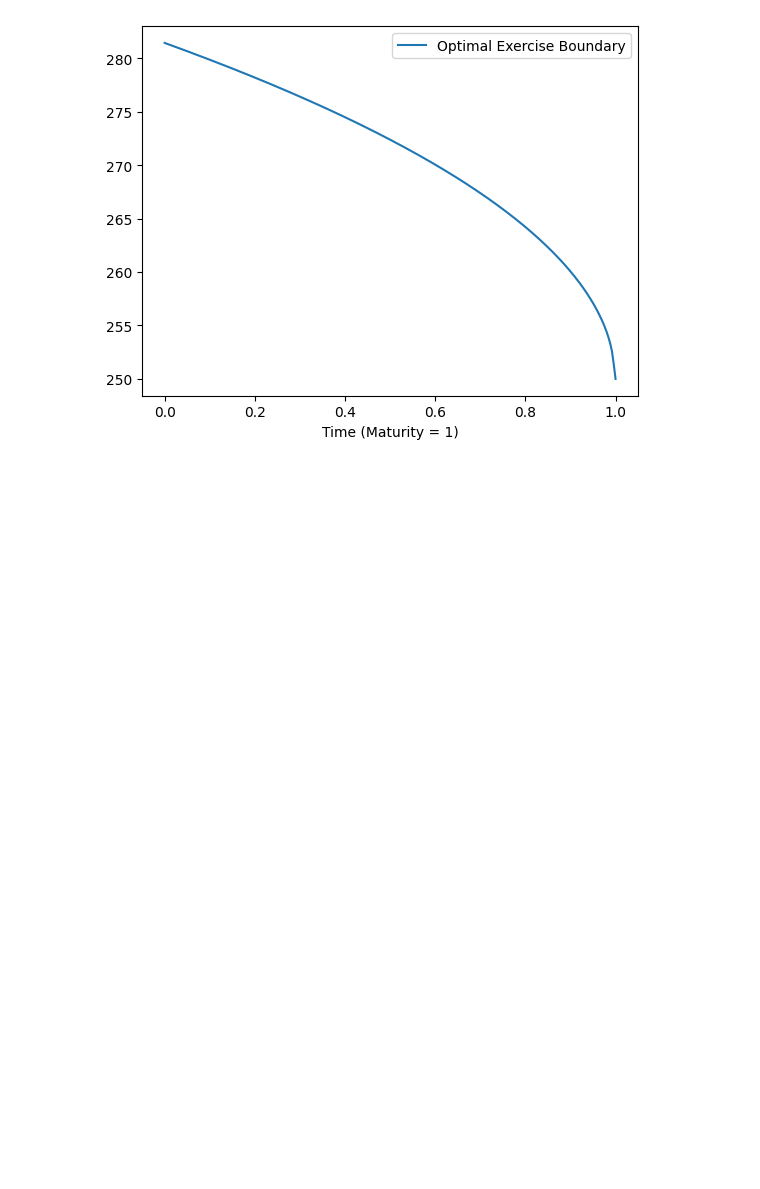
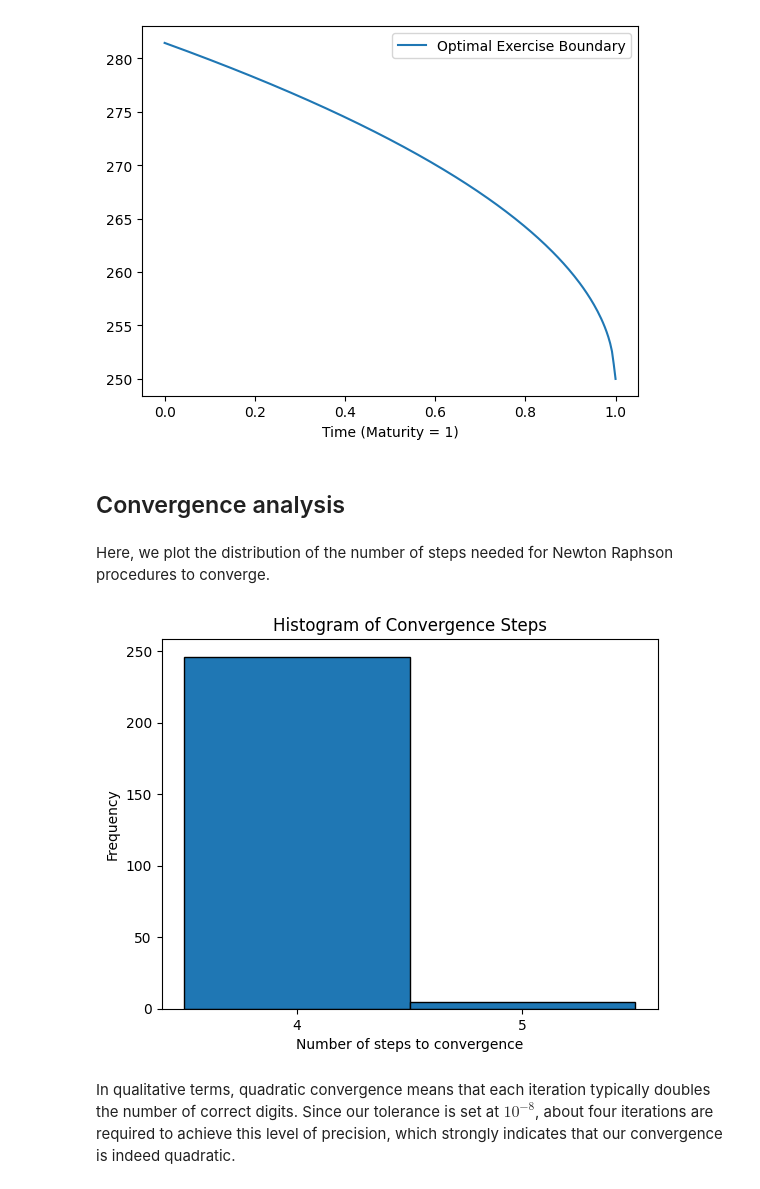
Before and after one commit to ttnhathuy313/option-pricing, a Jupyter notebook: revised.ipynb, the cells around one changed output. Saved outputs shown, nothing was run; the diff lists cells and outputs as text; code cells hidden in the pictures; blank space fills up the shorter version.

```diff
--- a/revised.ipynb
+++ b/revised.ipynb
@@ -81,7 +81,7 @@ def M1_derivative_x(x, y, z):
 ### The Newton Raphson procedure
 # %%
 # Newton-Raphson method
-def newton_raphson(f, f_prime, x0, tol=1e-7, max_iter=100):
+def newton_raphson(f, f_prime, x0, tol=1e-8, max_iter=100):
     x = x0
     n_iter = 0
     for _ in range(max_iter):
@@ -92,10 +92,10 @@ def newton_raphson(f, f_prime, x0, tol=1e-7, max_iter=100):
             raise ValueError("Derivative too small; no convergence.")
         x_new = x - fx / fpx
         if abs(x_new - x) < tol:
-            return x_new
+            return [x_new, n_iter]
         x = x_new
     print(f"Did not converge in {max_iter} iterations.")
-    return x
+    return [x, n_iter]
 # %% [markdown]
 ### Computing the solution
 # %%
@@ -106,8 +106,8 @@ s_f_list = s_f_list[0]
 
 s_f_list[-1] = max(strike_price, risk_free_rate * strike_price / dividend)
 n_steps = len(time_discretization) - 1
-cumulative = 0
 cnt=0
+n_steps_to_convergence = []
 for i in range(len(time_discretization) - 2, -1, -1):
     time_passed = i / n_steps
     guess_x = s_f_list[i + 1]
@@ -128,7 +128,9 @@ for i in range(len(time_discretization) - 2, -1, -1):
             derivative_result -= (1/(n_steps * 2)) * Q1_derivative_x(x, time_passed, (j + 1)/n_steps, s_f_list[j + 1])
         return derivative_result
 
-    s_f_list[i] = newton_raphson(test_sf, test_sf_derivative, guess_x)
+    newton_raphson_result = newton_raphson(test_sf, test_sf_derivative, guess_x)
+    s_f_list[i] = newton_raphson_result[0]
+    n_steps_to_convergence.append(newton_raphson_result[1])
 # %%
 # Graph the stock price and the optimal exercise boundary
 plt.plot(time_discretization, s_f_list, label='Optimal Exercise Boundary')
@@ -137,3 +139,28 @@ plt.xlabel('Time (Maturity = 1)')
 # %% [output]
 Text(0.5, 0, 'Time (Maturity = 1)')
 [figure]
+# %% [markdown]
+## Convergence analysis
+# %% [markdown]
+Here, we plot the distribution of the number of steps needed for Newton Raphson procedures to converge.
+# %%
+# Convert n_steps_to_convergence to a NumPy array
+n_steps_to_convergence_array = np.array(n_steps_to_convergence)
+
+# Assuming n_steps_to_convergence is a NumPy array of integer values:
+min_val = n_steps_to_convergence_array.min()
+max_val = n_steps_to_convergence_array.max()
+
+# Create bins that cover each integer value. The -0.5 and +0.5 ensure that the bin is centered on the integer.
+bins = np.arange(min_val - 0.5, max_val + 1.5, 1)
+
+plt.hist(n_steps_to_convergence_array, bins=bins, edgecolor='black')
+plt.xticks(np.arange(min_val, max_val + 1))  # Set x-ticks to integer values
+plt.xlabel('Number of steps to convergence')
+plt.ylabel('Frequency')
+plt.title('Histogram of Convergence Steps')
+plt.show()
+# %% [output]
+[figure, added]
+# %% [markdown]
+In qualitative terms, quadratic convergence means that each iteration typically doubles the number of correct digits. Since our tolerance is set at $10^{-8}$, about four iterations are required to achieve this level of precision, which strongly indicates that our convergence is indeed quadratic.
```
Also changed, not shown: parts of 4 cells of this notebook.
